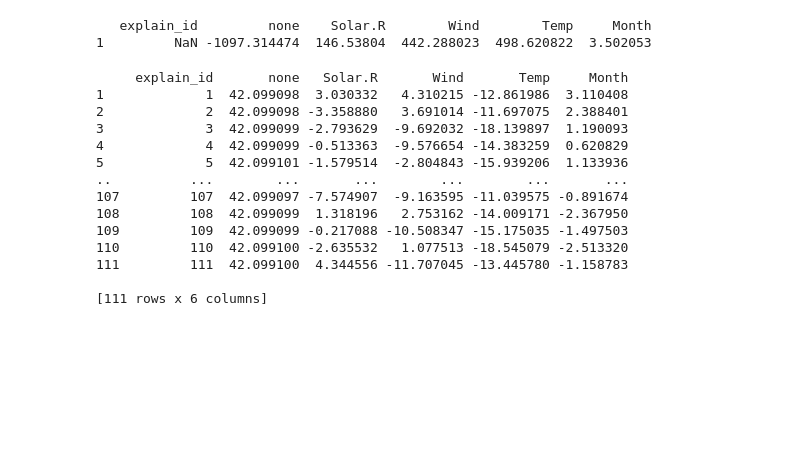
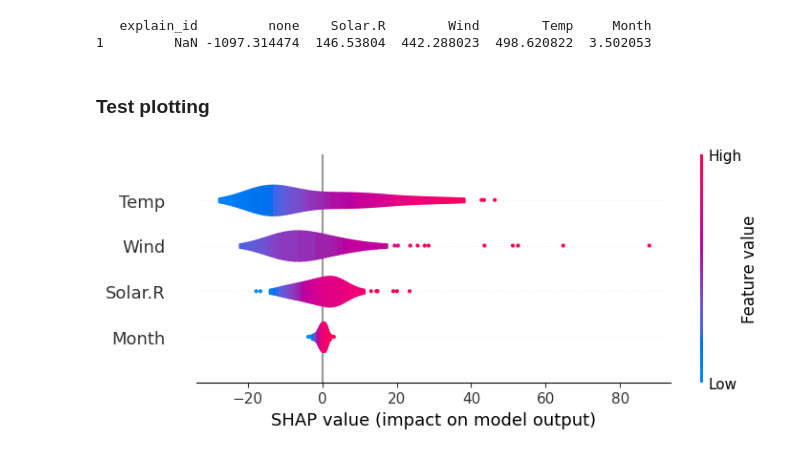
Before and after one commit to NorskRegnesentral/shapr, a Jupyter notebook: python/sandkasse.ipynb, the cells around one changed output. Saved outputs shown, nothing was run; the diff lists cells and outputs as text; code cells hidden in the pictures; blank space fills up the shorter version.

Commit message:
Add plotting for shaprpy

```diff
--- a/python/sandkasse.ipynb
+++ b/python/sandkasse.ipynb
@@ -68,19 +68,6 @@ explanation_SHAP = explain(
     verbose = None
 )
 
-print(explanation_SHAP["shapley_values_est"])
+# print(explanation_SHAP["shapley_values_est"])
-# %% [output]
-     explain_id       none   Solar.R       Wind       Temp     Month
-1             1  42.099098  3.030332   4.310215 -12.861986  3.110408
-2             2  42.099098 -3.358880   3.691014 -11.697075  2.388401
-3             3  42.099099 -2.793629  -9.692032 -18.139897  1.190093
-4             4  42.099099 -0.513363  -9.576654 -14.383259  0.620829
-5             5  42.099101 -1.579514  -2.804843 -15.939206  1.133936
-..          ...        ...       ...        ...        ...       ...
-107         107  42.099097 -7.574907  -9.163595 -11.039575 -0.891674
-108         108  42.099099  1.318196   2.753162 -14.009171 -2.367950
-109         109  42.099099 -0.217088 -10.508347 -15.175035 -1.497503
-110         110  42.099100 -2.635532   1.077513 -18.545079 -2.513320
-111         111  42.099100  4.344556 -11.707045 -13.445780 -1.158783
-
-[111 rows x 6 columns]
+# %% [markdown]
+### Test plotting
@@ -86,0 +76,4 @@ print(explanation_SHAP["shapley_values_est"])
+# %%
+plot(explanation_SHAP, "violin")
+# %% [output]
+[figure, added]
```
Also changed, not shown: parts of 1 cell of this notebook, 2 other files.
